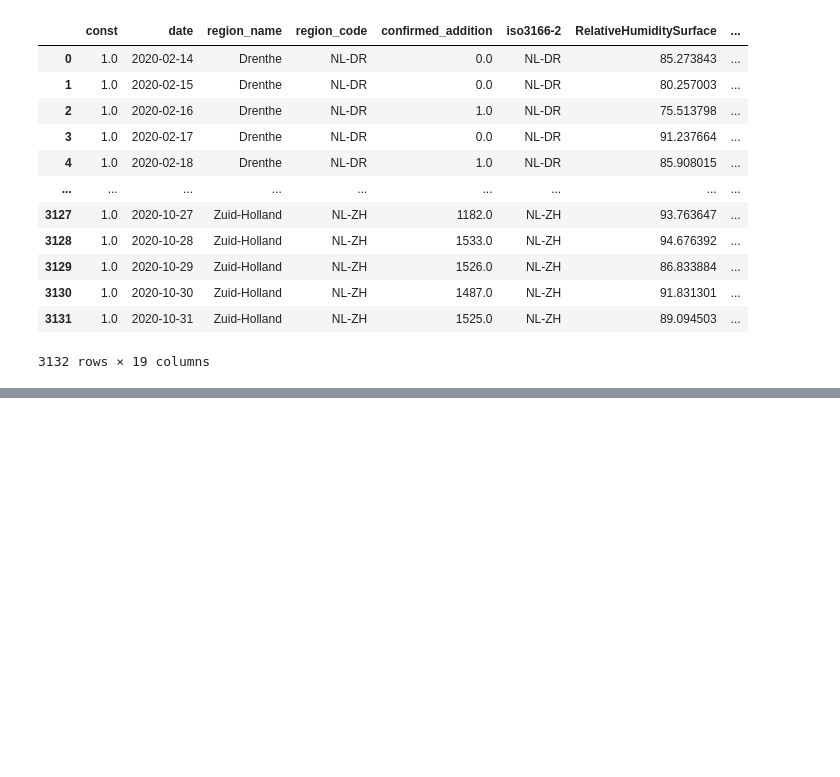
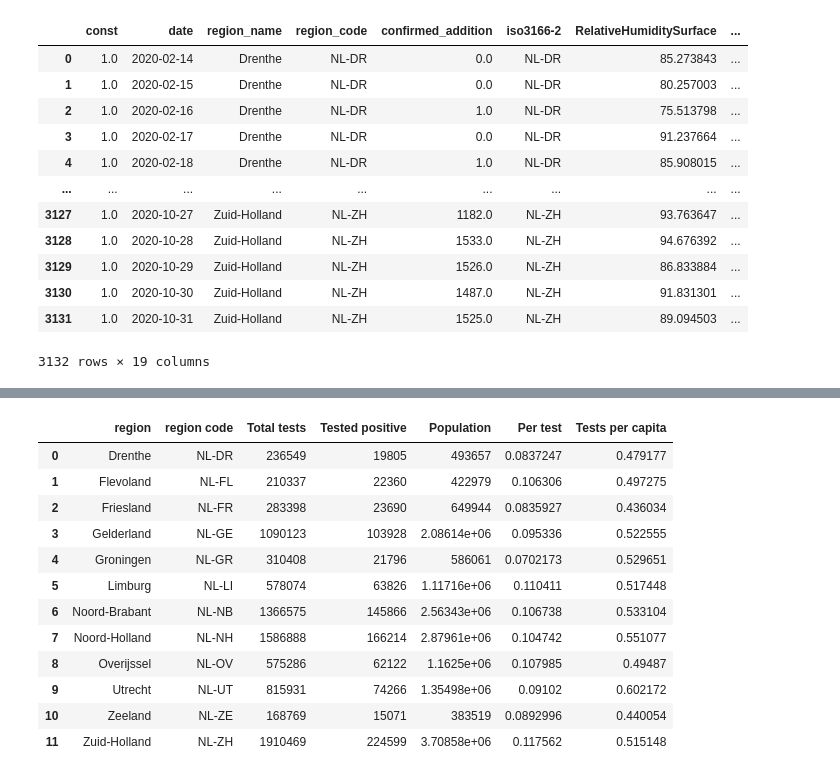
Before and after one commit to Javh2138/fyp2021p02g16, a Jupyter notebook: Notebooks/Fyp2021p02g16.ipynb, the cells around one changed output, grey strips where cells are left out. Drawn from its saved outputs; the diff is of its cells as text; code cells hidden in the pictures; blank space fills up the shorter version.

```diff
--- a/Notebooks/Fyp2021p02g16.ipynb
+++ b/Notebooks/Fyp2021p02g16.ipynb
@@ -811,0 +905,43 @@ set(tests['weekend'])
+# %%
+isos = sorted(list(set(nl_covid_clean['region_code'])))
+names = sorted(list(set(nl_covid_clean['region_name'])))
+isos_names = dict(zip(names,isos))
+
+reg_dict = {}
+for i in isos_names.keys():
+    reg_dict[i] = []
+
+for i in isos_names.keys():
+    mask = (tests['Security_region_name'] == i)
+    mask2 = (weather_corona['region_name'] == i)
+    mask_covid=tests[mask]
+    mask_covid2 = weather_corona[mask2]
+    reg_dict[i].append(isos_names[i])
+    reg_dict[i].append(sum(mask_covid['Tested_with_result']))
+    reg_dict[i].append(sum(mask_covid['Tested_positive']))
+    reg_dict[i].append(list(set(mask_covid2['population']))[0])
+
+df1 = pd.DataFrame.from_dict(reg_dict).transpose()
+df1= df1.reset_index()
+df1.rename(columns = {'index':'region',0:'region code', 1:'Total tests',2:'Tested positive',3:'Population'}, inplace = True)
+# final_df
+# df1
+
+
+df1['Per test'] = df1['Tested positive']/df1['Total tests']
+df1['Tests per capita'] = df1['Total tests'] / df1['Population']
+df1
+# %% [output]
+|  | region | region code | Total tests | Tested positive | Population | Per test | Tests per capita |
+| 0 | Drenthe | NL-DR | 236549 | 19805 | 493657 | 0.0837247 | 0.479177 |
+| 1 | Flevoland | NL-FL | 210337 | 22360 | 422979 | 0.106306 | 0.497275 |
+| 2 | Friesland | NL-FR | 283398 | 23690 | 649944 | 0.0835927 | 0.436034 |
+| 3 | Gelderland | NL-GE | 1090123 | 103928 | 2.08614e+06 | 0.095336 | 0.522555 |
+| 4 | Groningen | NL-GR | 310408 | 21796 | 586061 | 0.0702173 | 0.529651 |
+| 5 | Limburg | NL-LI | 578074 | 63826 | 1.11716e+06 | 0.110411 | 0.517448 |
+| 6 | Noord-Brabant | NL-NB | 1366575 | 145866 | 2.56343e+06 | 0.106738 | 0.533104 |
+| 7 | Noord-Holland | NL-NH | 1586888 | 166214 | 2.87961e+06 | 0.104742 | 0.551077 |
+| 8 | Overijssel | NL-OV | 575286 | 62122 | 1.1625e+06 | 0.107985 | 0.49487 |
+| 9 | Utrecht | NL-UT | 815931 | 74266 | 1.35498e+06 | 0.09102 | 0.602172 |
+| 10 | Zeeland | NL-ZE | 168769 | 15071 | 383519 | 0.0892996 | 0.440054 |
+| 11 | Zuid-Holland | NL-ZH | 1910469 | 224599 | 3.70858e+06 | 0.117562 | 0.515148 |
```
Also changed, not shown: parts of 25 cells of this notebook, 1 other file.
